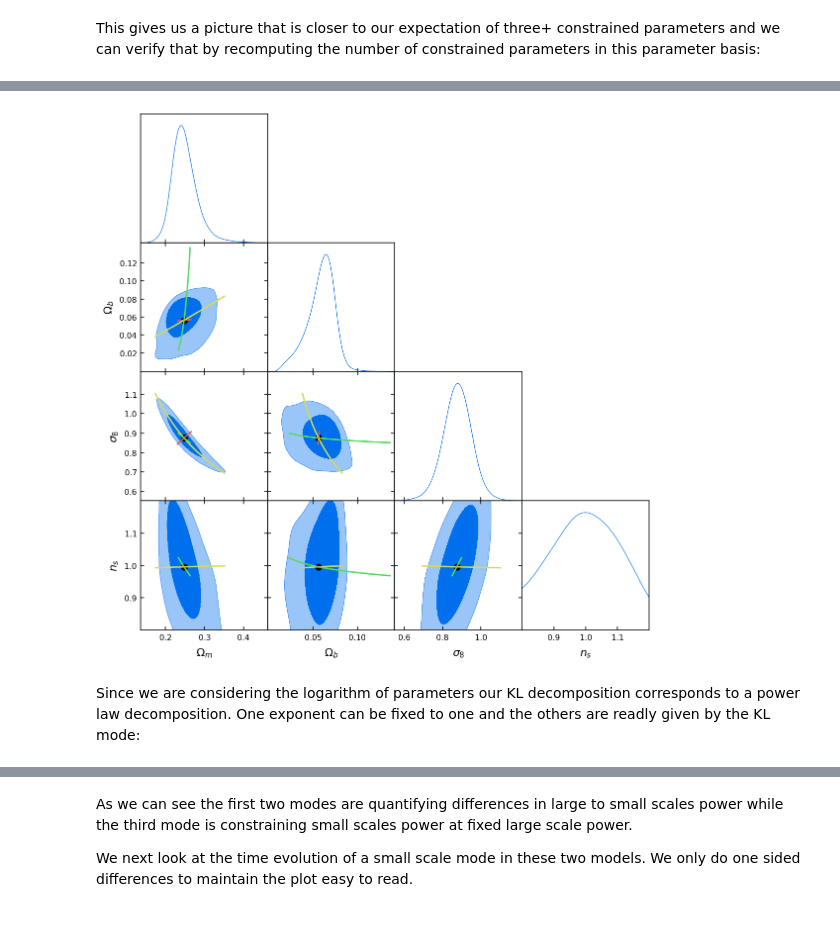
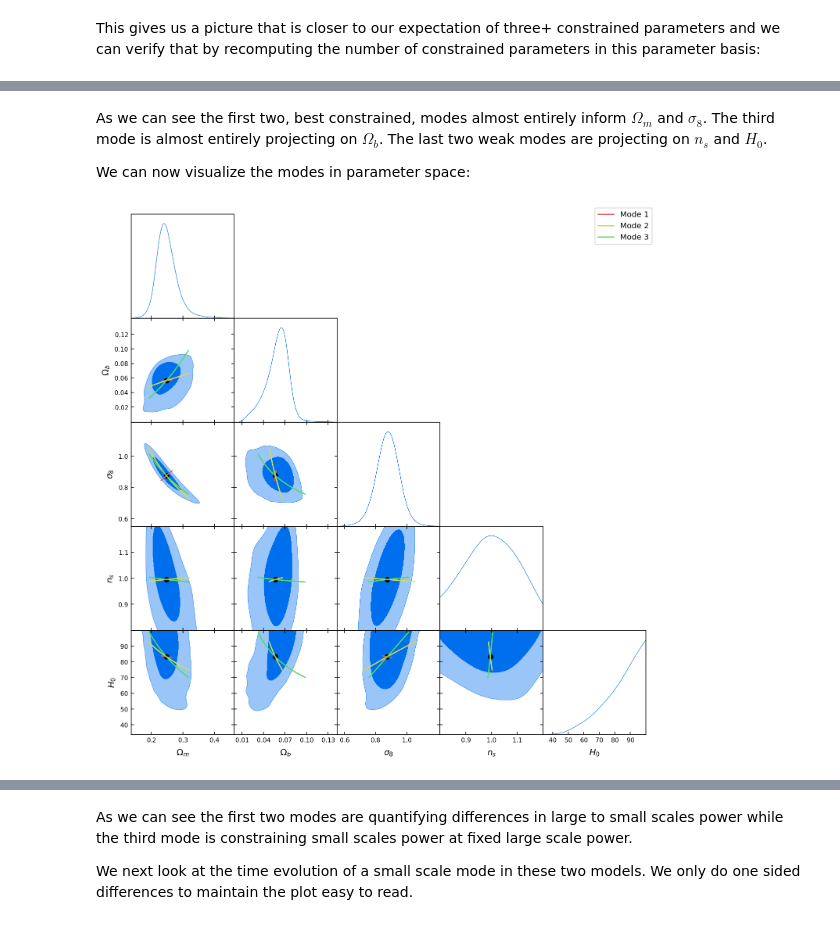
Before and after one commit to mraveri/tensiometer, a Jupyter notebook: docs/example_notebooks/measured_parameters.ipynb, the cells around one changed output, grey strips where cells are left out. Drawn from its saved outputs; the diff is of its cells as text; code cells hidden in the pictures.

Commit message:
Some adds to Gaussian and updated examples

```diff
--- a/docs/example_notebooks/measured_parameters.ipynb
+++ b/docs/example_notebooks/measured_parameters.ipynb
@@ -40,9 +40,10 @@ In particular, in standard cosmological analyses, we have priors on derived para
 # load the chains (remove no burn in since the example chains have already been cleaned):
 chains_dir = './../../test_chains/'
 # the DES Y1 3x2 chain:
-chain = getdist.mcsamples.loadMCSamples(file_root=chains_dir+'DES', no_cache=True)
+settings = {'ignore_rows':0, 'smooth_scale_1D':-1, 'smooth_scale_2D':-1}
+chain = getdist.mcsamples.loadMCSamples(file_root=chains_dir+'DES', no_cache=True, settings=settings)
 # the prior chain:
-prior_chain = getdist.mcsamples.loadMCSamples(file_root=chains_dir+'prior', no_cache=True)
+prior_chain = getdist.mcsamples.loadMCSamples(file_root=chains_dir+'prior', no_cache=True, settings=settings)
 # we add a couple of derived parameters that have been removed from the chains (to save a little space):
 for ch in [chain, prior_chain]:
     p = ch.getParams()
@@ -80,5 +90,5 @@ Since the number of constrained parameters is reparametrization invariant we fir
 # %%
-param_names = ['omegam', 'omegab','sigma8','ns']
+param_names = ['omegam', 'omegab', 'sigma8', 'ns', 'H0']
 # %% [markdown]
 We can plot these parameters:
 # %%
@@ -116,13 +152,9 @@ Notice that this is not true for Principal Component Analysis (PCA) even if we w
 # do the KL decomposition on the log parameters:
 KL_param_names = ['log_'+name for name in param_names]
 # compute the KL modes:
-KL_eig, KL_eigv, _ = gaussian_tension.Q_UDM_KL_components(prior_chain, chain, param_names=KL_param_names)
-# sort them in order of improvement over the prior:
-idx = np.argsort(KL_eig)[::-1]
-KL_eig = KL_eig[idx]
-KL_eigv = KL_eigv[:,idx]
-#
-with np.printoptions(precision=3, suppress=True):
+KL_eig, KL_eigv, KL_param_names = gaussian_tension.Q_UDM_KL_components(prior_chain, chain, param_names=KL_param_names)
+# print:
+with np.printoptions(precision=2, suppress=True):
     print('Improvement factor over the prior:', KL_eig)
     print('Improvement in error units:', np.sqrt(KL_eig-1))
 # %% [output]
@@ -156,0 +169,20 @@ We can easily visualize these modes in the triangle plot. For simplicity we do n
+# %%
+# First we compute the fractional Fisher matrix:
+KL_param_names, KL_eig, fractional_fisher = gaussian_tension.Q_UDM_fisher_components(prior_chain, chain, KL_param_names, which='1')
+# plot (showing values and names):
+im1 = plt.imshow( fractional_fisher, cmap='viridis')
+num_params = len(fractional_fisher)
+for i in range(num_params):
+    for j in range(num_params):
+        if fractional_fisher[j,i]>0.5:
+            col = 'k'
+        else:
+            col = 'w'
+        plt.text(i, j, np.round(fractional_fisher[j,i],2), va='center', ha='center', color=col)
+plt.xlabel('KL mode (error improvement)');
+plt.ylabel('Parameters');
+ticks  = np.arange(num_params)
+labels = [ str(t+1)+'\n ('+str(l)+')' for t,l in zip(ticks,np.round(np.sqrt(KL_eig-1.),2))]
+plt.xticks(ticks, labels, horizontalalignment='center');
+labels = [ '$'+chain.getParamNames().parWithName(name).label+'$' for name in KL_param_names ]
+plt.yticks(ticks, labels, horizontalalignment='right');
@@ -157,20 +191,25 @@ We can easily visualize these modes in the triangle plot. For simplicity we do n
+# %% [markdown]
+As we can see the first two, best constrained, modes almost entirely inform $\Omega_m$ and $\sigma_8$.
+The third mode is almost entirely projecting on $\Omega_b$.
+The last two weak modes are projecting on $n_s$ and $H_0$.
+
+We can now visualize the modes in parameter space:
 # %%
+# compute the parameter space combinations corresponding to KL modes:
+param_directions = np.linalg.inv(KL_eigv.T)
 g = plots.get_subplot_plotter()
 g.triangle_plot([chain], params=param_names, filled=True)
 # add the modes:
 for i in range(len(param_names)-1):
     for j in range(i+1,len(param_names)):
         ax = g.subplots[j,i]
         # get mean:
         m1, m2 = chain.getMeans(pars=[chain.index[name]
                        for name in [KL_param_names[i], KL_param_names[j]]])
         ax.scatter(np.exp(m1), np.exp(m2), color='k')
         alpha = 3.*np.linspace(-1.,1.,100)
-        ax.plot(np.exp(m1+alpha*param_directions[:,0][i]), np.exp(m2+alpha*param_directions[:,0][j]), color=sns.hls_palette(6)[0])
-        ax.plot(np.exp(m1+alpha*param_directions[:,1][i]), np.exp(m2+alpha*param_directions[:,1][j]), color=sns.hls_palette(6)[1])
-        ax.plot(np.exp(m1+alpha*param_directions[:,2][i]), np.exp(m2+alpha*param_directions[:,2][j]), color=sns.hls_palette(6)[2])
+        for k in range(3):
+            ax.plot(np.exp(m1+alpha*param_directions[:,k][i]), np.exp(m2+alpha*param_directions[:,k][j]), color=sns.hls_palette(6)[k], label='Mode '+str(k+1))
+g.fig.legend(*ax.get_legend_handles_labels());
 # %% [output]
-[figure, old version]
+[figure, new version]
-# %% [markdown]
-Since we are considering the logarithm of parameters our KL decomposition corresponds to a power law decomposition.
-One exponent can be fixed to one and the others are readly given by the KL mode:
```
Also changed, not shown: parts of 33 cells of this notebook, 5 other files.
